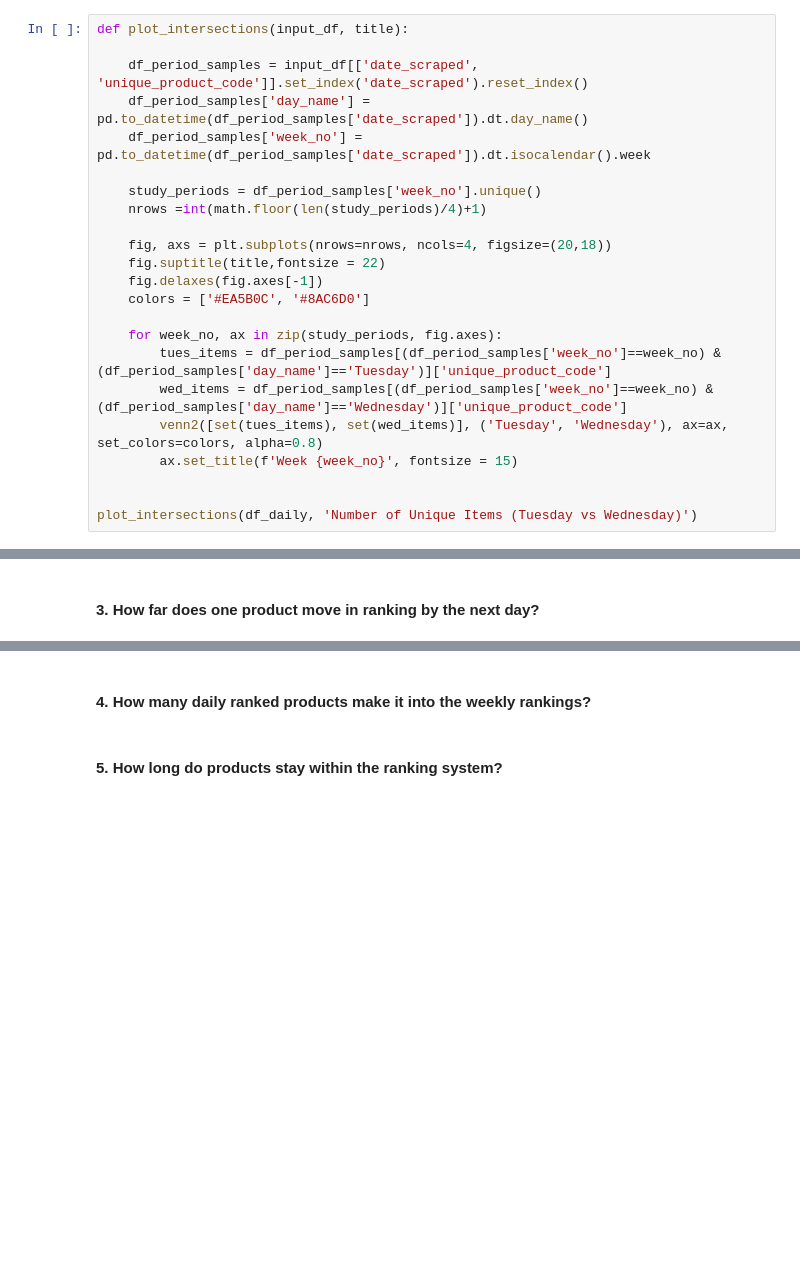
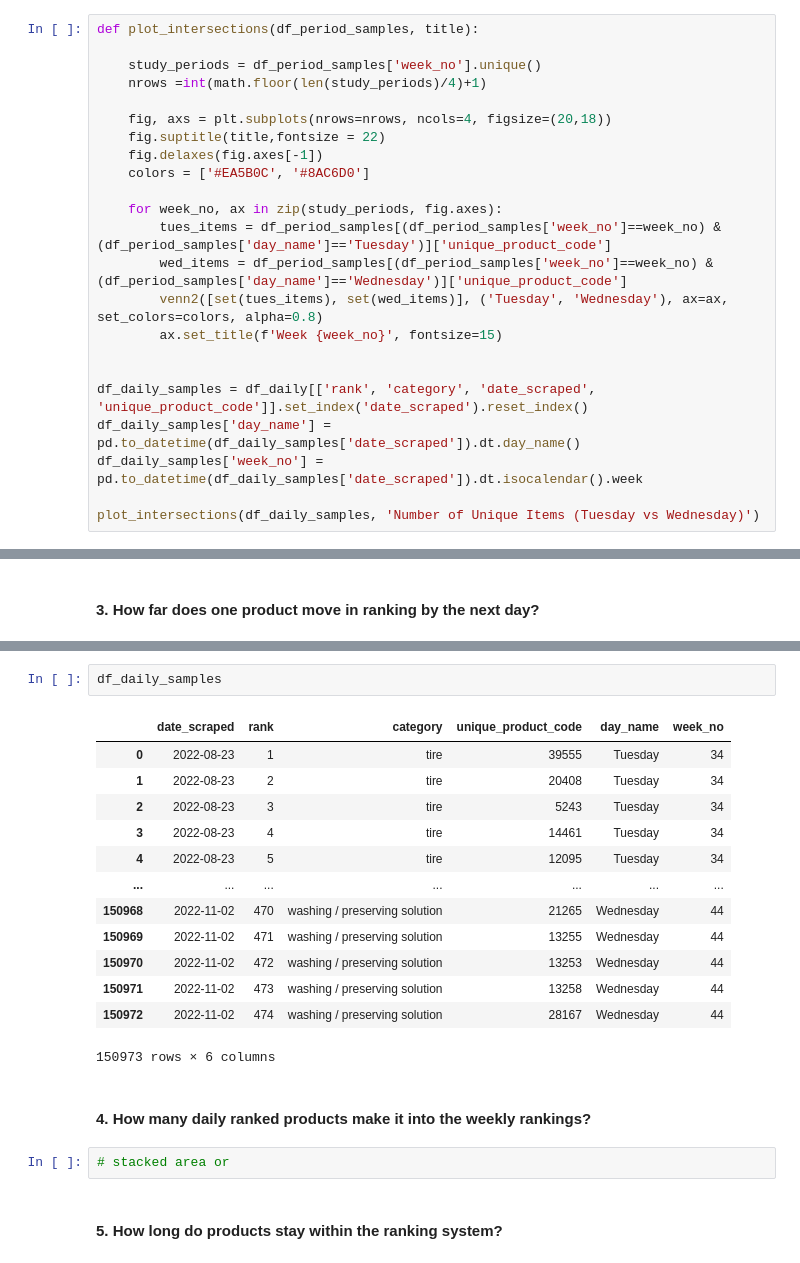
Before and after one commit to vanessapigwin/viz_for_scraper, a Jupyter notebook: analysis.ipynb, the cells around one changed output, grey strips where cells are left out. Saved outputs shown, nothing was run; the diff lists cells and outputs as text; blank space fills up the shorter version.

```diff
--- a/analysis.ipynb
+++ b/analysis.ipynb
@@ -229,11 +233,7 @@ plot_summary(df_summary=df_weekly_summary, label='Weekly')
 # %% [markdown]
 #### 2. How many ranked products are retained in the ranking list by next day?
 # %%
-def plot_intersections(input_df, title):
-
-    df_period_samples = input_df[['date_scraped', 'unique_product_code']].set_index('date_scraped').reset_index()
-    df_period_samples['day_name'] = pd.to_datetime(df_period_samples['date_scraped']).dt.day_name()
-    df_period_samples['week_no'] = pd.to_datetime(df_period_samples['date_scraped']).dt.isocalendar().week
+def plot_intersections(df_period_samples, title):
 
     study_periods = df_period_samples['week_no'].unique()
     nrows =int(math.floor(len(study_periods)/4)+1)
@@ -247,10 +247,14 @@ def plot_intersections(input_df, title):
         tues_items = df_period_samples[(df_period_samples['week_no']==week_no) & (df_period_samples['day_name']=='Tuesday')]['unique_product_code']
         wed_items = df_period_samples[(df_period_samples['week_no']==week_no) & (df_period_samples['day_name']=='Wednesday')]['unique_product_code']
         venn2([set(tues_items), set(wed_items)], ('Tuesday', 'Wednesday'), ax=ax, set_colors=colors, alpha=0.8)
-        ax.set_title(f'Week {week_no}', fontsize = 15)
+        ax.set_title(f'Week {week_no}', fontsize=15)
 
 
-plot_intersections(df_daily, 'Number of Unique Items (Tuesday vs Wednesday)')
+df_daily_samples = df_daily[['rank', 'category', 'date_scraped', 'unique_product_code']].set_index('date_scraped').reset_index()
+df_daily_samples['day_name'] = pd.to_datetime(df_daily_samples['date_scraped']).dt.day_name()
+df_daily_samples['week_no'] = pd.to_datetime(df_daily_samples['date_scraped']).dt.isocalendar().week
+
+plot_intersections(df_daily_samples, 'Number of Unique Items (Tuesday vs Wednesday)')
 # %% [output]
 [figure]
 # %% [markdown]
@@ -258,5 +306,23 @@ plot_intersections(df_daily, 'Number of Unique Items (Tuesday vs Wednesday)')
+# %%
+df_daily_samples
+# %% [output]
+|  | date_scraped | rank | category | unique_product_code | day_name | week_no |
+| 0 | 2022-08-23 | 1 | tire | 39555 | Tuesday | 34 |
+| 1 | 2022-08-23 | 2 | tire | 20408 | Tuesday | 34 |
+| 2 | 2022-08-23 | 3 | tire | 5243 | Tuesday | 34 |
+| 3 | 2022-08-23 | 4 | tire | 14461 | Tuesday | 34 |
+| 4 | 2022-08-23 | 5 | tire | 12095 | Tuesday | 34 |
+| ... | ... | ... | ... | ... | ... | ... |
+| 150968 | 2022-11-02 | 470 | washing / preserving solution | 21265 | Wednesday | 44 |
+| 150969 | 2022-11-02 | 471 | washing / preserving solution | 13255 | Wednesday | 44 |
+| 150970 | 2022-11-02 | 472 | washing / preserving solution | 13253 | Wednesday | 44 |
+| 150971 | 2022-11-02 | 473 | washing / preserving solution | 13258 | Wednesday | 44 |
+| 150972 | 2022-11-02 | 474 | washing / preserving solution | 28167 | Wednesday | 44 |
+150973 rows × 6 columns
 # %% [markdown]
 #### 4. How many daily ranked products make it into the weekly rankings?
+# %%
+# stacked area or
 # %% [markdown]
 #### 5. How long do products stay within the ranking system?
 # %% [markdown]
```
Also changed, not shown: parts of 6 cells of this notebook, 1 other file.
